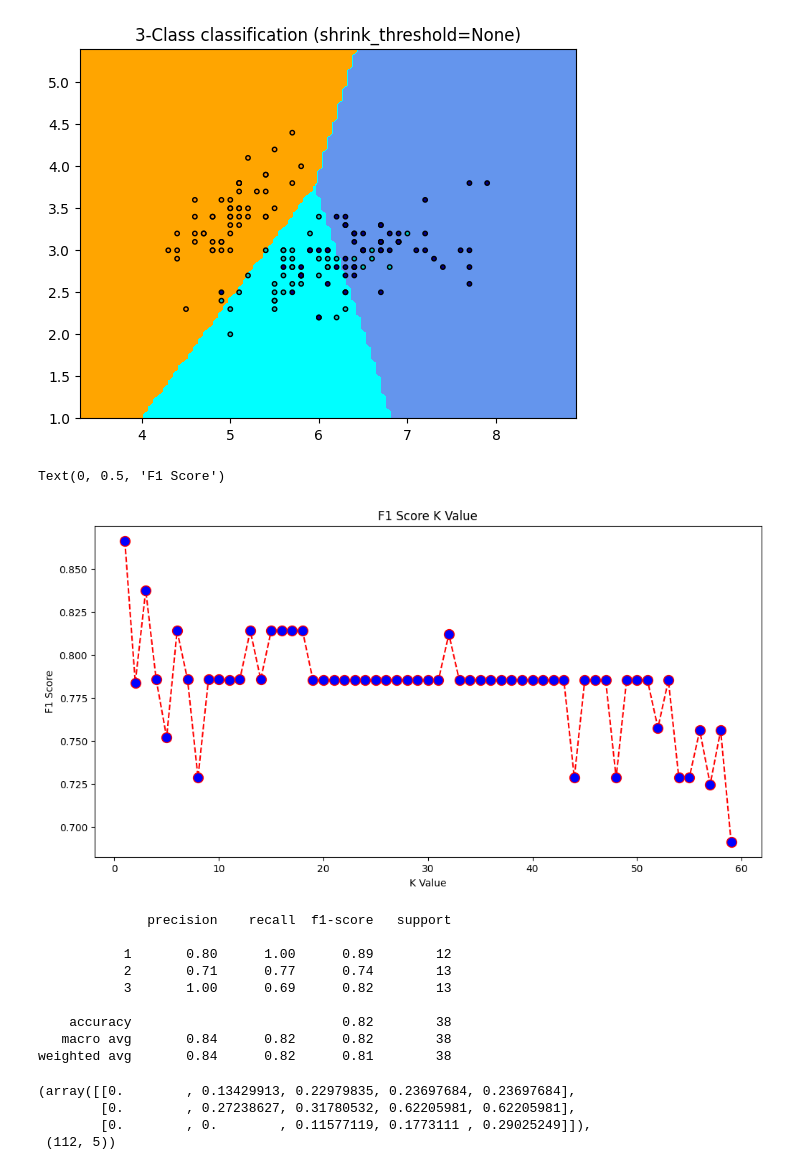
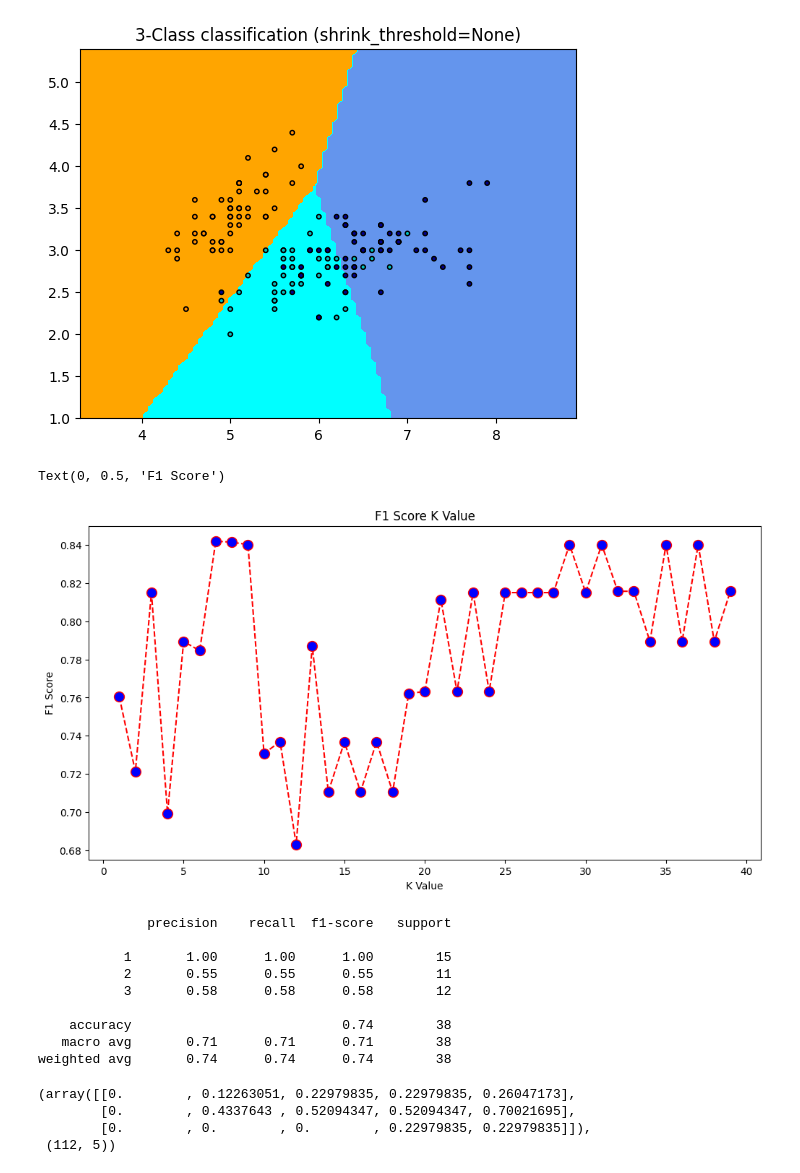
Before and after one commit to pau1ag/caso4, a Jupyter notebook: caso4.ipynb, the cells around one changed output. Cells and saved outputs as stored; diff of their text form; code cells hidden in the pictures.

```diff
--- a/caso4.ipynb
+++ b/caso4.ipynb
@@ -43,7 +43,7 @@ Index(['sepal_length_(cm)', 'sepal_width_(cm)', 'petal_length_(cm)',
       dtype='object')
 # %%
 # Vamos a crear los bins de datos para transformar nuestros valores continuos en categorías:
-df["cat"] = pd.qcut(df['sepal_length_(cm)'], 3 , retbins=False, labels=[1,2,3])
+df["cat"] = pd.qcut(df['target'], 3 , retbins=False, labels=[1,2,3])
 df["cat"]
 # %% [output]
 0      1
@@ -61,7 +61,7 @@ Name: cat, Length: 150, dtype: category
 Categories (3, int64): [1 < 2 < 3]
 # %%
 y = df['cat']
-X = df.drop([ 'cat','sepal_length_(cm)'], axis = 1)
+X = df.drop(['cat','target' ,'petal_length_(cm)', 'petal_width_(cm)'], axis = 1)
 # %%
 from sklearn.model_selection import train_test_split
 
@@ -99,6 +99,6 @@ array([[ 1.2864604 , -1.39338902, -1.3621769 , -1.2725257 ],
 # %%
 from sklearn.neighbors import KNeighborsClassifier
 
-classifier = KNeighborsClassifier()
+classifier = KNeighborsClassifier(7)
 classifier.fit(X_train, y_train)
 # %% [output]
@@ -189,7 +189,7 @@ from sklearn.metrics import f1_score
 f1s = []
 
 # Calculating f1 score for K values between 1 and 40
-for i in range(1, 60):
+for i in range(1, 40):
     knn = KNeighborsClassifier(n_neighbors=i)
     knn.fit(X_train, y_train)
     pred_i = knn.predict(X_test)
@@ -198,14 +198,14 @@ for i in range(1, 60):
 # %%
 import matplotlib.pyplot as plt
 
 plt.figure(figsize=(12, 6))
-plt.plot(range(1, 60), f1s, color='red', linestyle='dashed', marker='o', markerfacecolor='blue', markersize=10)
+plt.plot(range(1, 40), f1s, color='red', linestyle='dashed', marker='o', markerfacecolor='blue', markersize=10)
 plt.title('F1 Score K Value')
 plt.xlabel('K Value')
 plt.ylabel('F1 Score')
 # %% [output]
 Text(0, 0.5, 'F1 Score')
-[figure, old version]
+[figure, new version]
 # %%
 classifier15 = KNeighborsClassifier(n_neighbors=15)
 classifier15.fit(X_train, y_train)
@@ -214,13 +214,13 @@ print(classification_report(y_test, y_pred15))
 # %% [output]
               precision    recall  f1-score   support
 
-           1       0.80      1.00      0.89        12
-           2       0.71      0.77      0.74        13
-           3       1.00      0.69      0.82        13
+           1       1.00      1.00      1.00        15
+           2       0.55      0.55      0.55        11
+           3       0.58      0.58      0.58        12
 
-    accuracy                           0.82        38
-   macro avg       0.84      0.82      0.82        38
-weighted avg       0.84      0.82      0.81        38
+    accuracy                           0.74        38
+   macro avg       0.71      0.71      0.71        38
+weighted avg       0.74      0.74      0.74        38
 # %%
 from sklearn.neighbors import NearestNeighbors
 
@@ -231,9 +231,9 @@ distances, indexes = nbrs.kneighbors(X_train)
 # %%
 distances[:3], distances.shape
 # %% [output]
-(array([[0.        , 0.13429913, 0.22979835, 0.23697684, 0.23697684],
-        [0.        , 0.27238627, 0.31780532, 0.62205981, 0.62205981],
-        [0.        , 0.        , 0.11577119, 0.1773111 , 0.29025249]]),
+(array([[0.        , 0.12263051, 0.22979835, 0.22979835, 0.26047173],
+        [0.        , 0.4337643 , 0.52094347, 0.52094347, 0.70021695],
+        [0.        , 0.        , 0.        , 0.22979835, 0.22979835]]),
  (112, 5))
 # %%
 indexes[:3], indexes[:3].shape
```
Also changed, not shown: parts of 11 cells of this notebook, 3 other files.
